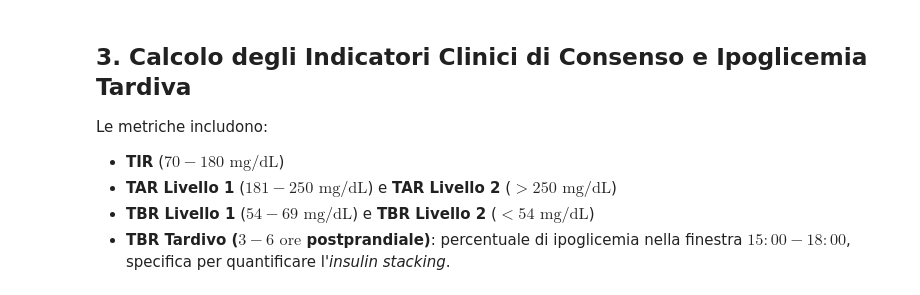
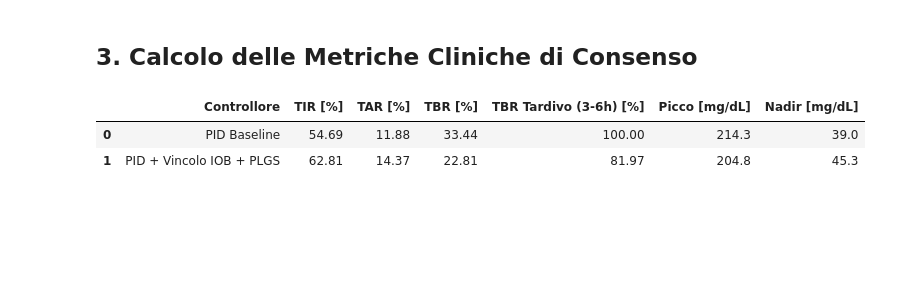
Before and after one commit to martinadonnicola7-svg/tesi-aid-simglucose, a Jupyter notebook: 01_baseline_pid_benchmark.ipynb, the cells around one changed output. Cells and saved outputs as stored; diff of their text form; code cells hidden in the pictures; blank space fills up the shorter version.

Commit message:
Allineamento simulazioni 16h, metriche estese e grafici aggiornati

```diff
--- a/01_baseline_pid_benchmark.ipynb
+++ b/01_baseline_pid_benchmark.ipynb
@@ -210,50 +185,34 @@ print("Simulazioni nominali a 16 ore completate con successo.")
-# %% [markdown]
-## 3. Calcolo degli Indicatori Clinici di Consenso e Ipoglicemia Tardiva
-
-Le metriche includono:
-- **TIR** ($70 - 180\text{ mg/dL}$)
-- **TAR Livello 1** ($181 - 250\text{ mg/dL}$) e **TAR Livello 2** ($> 250\text{ mg/dL}$)
-- **TBR Livello 1** ($54 - 69\text{ mg/dL}$) e **TBR Livello 2** ($< 54\text{ mg/dL}$)
-- **TBR Tardivo ($3 - 6\text{ ore}$ postprandiale)**: percentuale di ipoglicemia nella finestra $15:00 - 18:00$, specifica per quantificare l'*insulin stacking*.
+# %% [markdown]
+## 3. Calcolo delle Metriche Cliniche di Consenso
 # %%
-def compute_clinical_metrics(df, label):
+def compute_metrics(df, label):
     cgm = df['CGM'].values
     n = len(cgm)
 
     tir = np.sum((cgm >= 70.0) & (cgm <= 180.0)) / n * 100.0
-    tar_l1 = np.sum((cgm > 180.0) & (cgm <= 250.0)) / n * 100.0
-    tar_l2 = np.sum(cgm > 250.0) / n * 100.0
-    tar_tot = tar_l1 + tar_l2
+    tar = np.sum(cgm > 180.0) / n * 100.0
+    tbr = np.sum(cgm < 70.0) / n * 100.0
 
-    tbr_l1 = np.sum((cgm >= 54.0) & (cgm < 70.0)) / n * 100.0
-    tbr_l2 = np.sum(cgm < 54.0) / n * 100.0
-    tbr_tot = tbr_l1 + tbr_l2
-
-    peak = np.max(cgm)
-    nadir = np.min(cgm)
-
-    # Finestra tardiva: 3-6 ore dopo il pasto (dalle ore 15:00 alle 18:00)
-    mask_late = (df['Time'] >= datetime(2026, 1, 1, 15, 0, 0)) & \
-                (df['Time'] <= datetime(2026, 1, 1, 18, 0, 0))
+    mask_late = (df['Time'] >= datetime(2026, 1, 1, 15, 0, 0)) & (df['Time'] <= datetime(2026, 1, 1, 18, 0, 0))
     cgm_late = df.loc[mask_late, 'CGM'].values
     tbr_late = np.sum(cgm_late < 70.0) / len(cgm_late) * 100.0 if len(cgm_late) > 0 else 0.0
 
     return {
         'Controllore': label,
         'TIR [%]': round(tir, 2),
-        'TAR Tot [%]': round(tar_tot, 2),
-        'TAR L1 [%]': round(tar_l1, 2),
-        'TAR L2 [%]': round(tar_l2, 2),
-        'TBR Tot [%]': round(tbr_tot, 2),
-        'TBR L1 [%]': round(tbr_l1, 2),
-        'TBR L2 [%]': round(tbr_l2, 2),
+        'TAR [%]': round(tar, 2),
+        'TBR [%]': round(tbr, 2),
         'TBR Tardivo (3-6h) [%]': round(tbr_late, 2),
-        'Picco [mg/dL]': round(peak, 1),
-        'Nadir [mg/dL]': round(nadir, 1)
+        'Picco [mg/dL]': round(float(np.max(cgm)), 1),
+        'Nadir [mg/dL]': round(float(np.min(cgm)), 1)
     }
 
-m_pid = compute_clinical_metrics(df_pid, 'PID Baseline')
-m_iob = compute_clinical_metrics(df_iob, 'PID + Vincolo IOB + PLGS')
-
-df_metrics = pd.DataFrame([m_pid, m_iob])
-display(df_metrics)
+df_results = pd.DataFrame([
+    compute_metrics(df_pid, 'PID Baseline'),
+    compute_metrics(df_iob, 'PID + Vincolo IOB + PLGS')
+])
+display(df_results)
+# %% [output]
+|  | Controllore | TIR [%] | TAR [%] | TBR [%] | TBR Tardivo (3-6h) [%] | Picco [mg/dL] | Nadir [mg/dL] |
+| 0 | PID Baseline | 54.69 | 11.88 | 33.44 | 100.00 | 214.3 | 39.0 |
+| 1 | PID + Vincolo IOB + PLGS | 62.81 | 14.37 | 22.81 | 81.97 | 204.8 | 45.3 |
```
Also changed, not shown: parts of 10 cells of this notebook, 5 other files.
